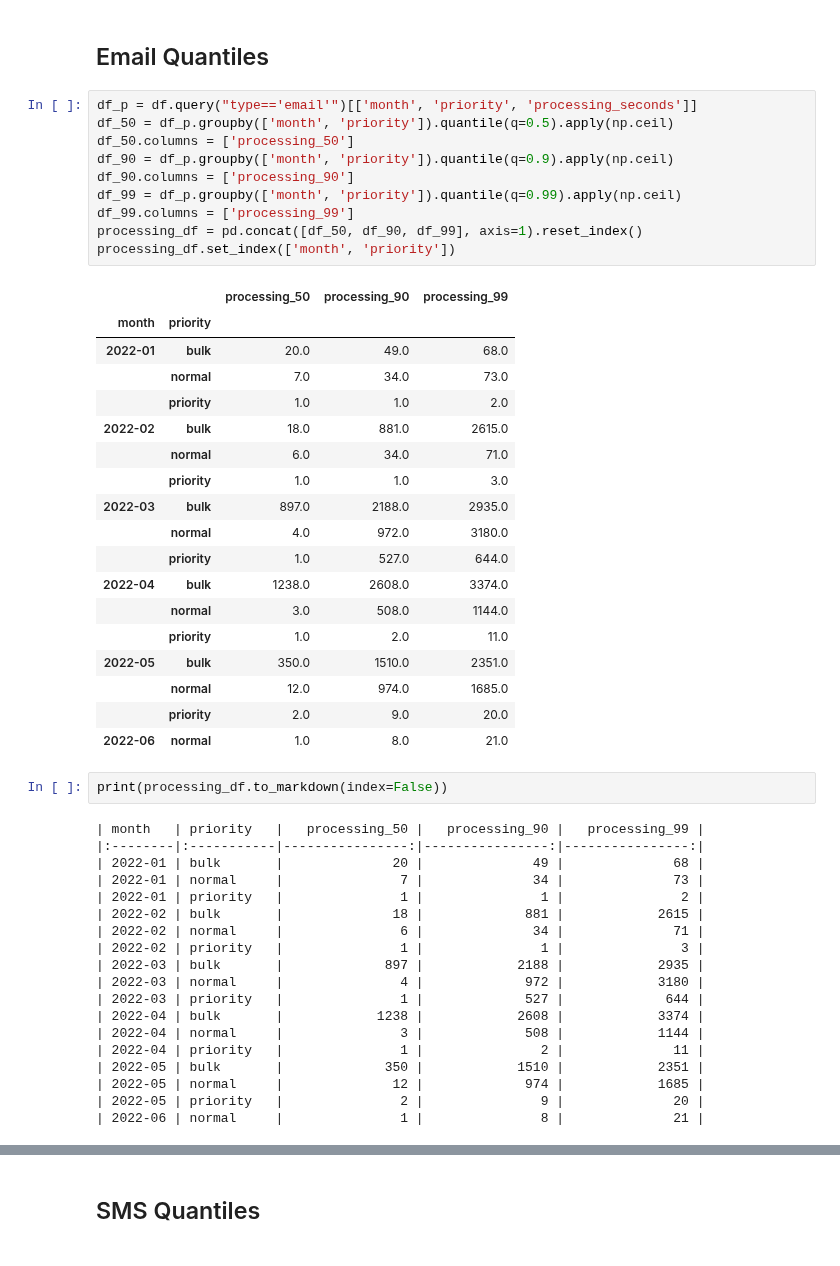
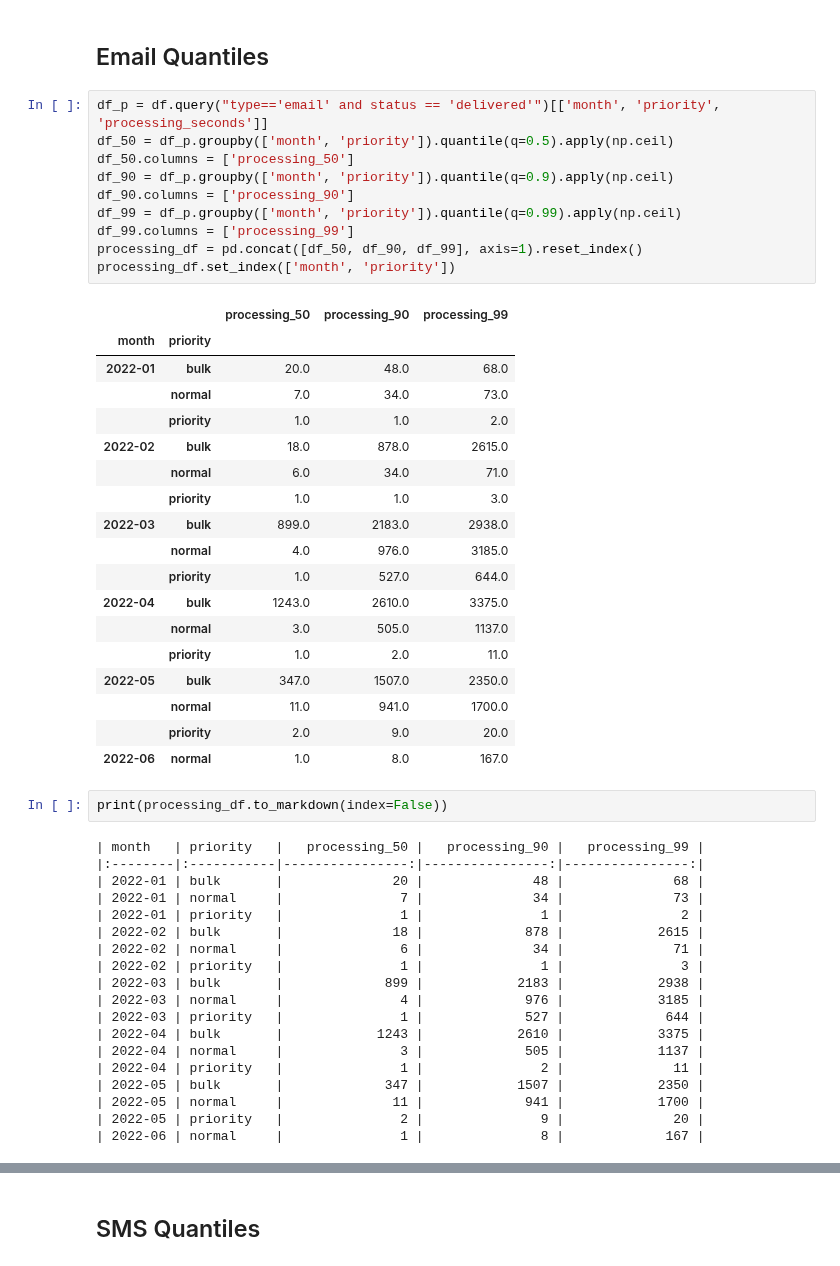
Before and after one commit to cds-snc/notification-adr, a Jupyter notebook: python/baseline_stats.ipynb, the cells around one changed output, grey strips where cells are left out. Drawn from its saved outputs; the diff is of its cells as text.

```diff
--- a/python/baseline_stats.ipynb
+++ b/python/baseline_stats.ipynb
@@ -256,52 +287,52 @@ processing_df.set_index(['month', 'priority'])
 # %% [markdown]
 ## Email Quantiles
 # %%
-df_p = df.query("type=='email'")[['month', 'priority', 'processing_seconds']]
+df_p = df.query("type=='email' and status == 'delivered'")[['month', 'priority', 'processing_seconds']]
 df_50 = df_p.groupby(['month', 'priority']).quantile(q=0.5).apply(np.ceil)
 df_50.columns = ['processing_50']
 df_90 = df_p.groupby(['month', 'priority']).quantile(q=0.9).apply(np.ceil)
 df_90.columns = ['processing_90']
 df_99 = df_p.groupby(['month', 'priority']).quantile(q=0.99).apply(np.ceil)
 df_99.columns = ['processing_99']
 processing_df = pd.concat([df_50, df_90, df_99], axis=1).reset_index()
 processing_df.set_index(['month', 'priority'])
 # %% [output]
 |  |  | processing_50 | processing_90 | processing_99 |
 | month | priority |  |  |  |
-| 2022-01 | bulk | 20.0 | 49.0 | 68.0 |
+| 2022-01 | bulk | 20.0 | 48.0 | 68.0 |
 |  | normal | 7.0 | 34.0 | 73.0 |
 |  | priority | 1.0 | 1.0 | 2.0 |
-| 2022-02 | bulk | 18.0 | 881.0 | 2615.0 |
+| 2022-02 | bulk | 18.0 | 878.0 | 2615.0 |
 |  | normal | 6.0 | 34.0 | 71.0 |
 |  | priority | 1.0 | 1.0 | 3.0 |
-| 2022-03 | bulk | 897.0 | 2188.0 | 2935.0 |
-|  | normal | 4.0 | 972.0 | 3180.0 |
+| 2022-03 | bulk | 899.0 | 2183.0 | 2938.0 |
+|  | normal | 4.0 | 976.0 | 3185.0 |
 |  | priority | 1.0 | 527.0 | 644.0 |
-| 2022-04 | bulk | 1238.0 | 2608.0 | 3374.0 |
-|  | normal | 3.0 | 508.0 | 1144.0 |
+| 2022-04 | bulk | 1243.0 | 2610.0 | 3375.0 |
+|  | normal | 3.0 | 505.0 | 1137.0 |
 |  | priority | 1.0 | 2.0 | 11.0 |
-| 2022-05 | bulk | 350.0 | 1510.0 | 2351.0 |
-|  | normal | 12.0 | 974.0 | 1685.0 |
+| 2022-05 | bulk | 347.0 | 1507.0 | 2350.0 |
+|  | normal | 11.0 | 941.0 | 1700.0 |
 |  | priority | 2.0 | 9.0 | 20.0 |
-| 2022-06 | normal | 1.0 | 8.0 | 21.0 |
+| 2022-06 | normal | 1.0 | 8.0 | 167.0 |
 # %%
 print(processing_df.to_markdown(index=False))
 # %% [output]
 | month   | priority   |   processing_50 |   processing_90 |   processing_99 |
 |:--------|:-----------|----------------:|----------------:|----------------:|
-| 2022-01 | bulk       |              20 |              49 |              68 |
+| 2022-01 | bulk       |              20 |              48 |              68 |
 | 2022-01 | normal     |               7 |              34 |              73 |
 | 2022-01 | priority   |               1 |               1 |               2 |
-| 2022-02 | bulk       |              18 |             881 |            2615 |
+| 2022-02 | bulk       |              18 |             878 |            2615 |
 | 2022-02 | normal     |               6 |              34 |              71 |
 | 2022-02 | priority   |               1 |               1 |               3 |
-| 2022-03 | bulk       |             897 |            2188 |            2935 |
-| 2022-03 | normal     |               4 |             972 |            3180 |
+| 2022-03 | bulk       |             899 |            2183 |            2938 |
+| 2022-03 | normal     |               4 |             976 |            3185 |
 | 2022-03 | priority   |               1 |             527 |             644 |
-| 2022-04 | bulk       |            1238 |            2608 |            3374 |
-| 2022-04 | normal     |               3 |             508 |            1144 |
+| 2022-04 | bulk       |            1243 |            2610 |            3375 |
+| 2022-04 | normal     |               3 |             505 |            1137 |
 | 2022-04 | priority   |               1 |               2 |              11 |
-| 2022-05 | bulk       |             350 |            1510 |            2351 |
-| 2022-05 | normal     |              12 |             974 |            1685 |
+| 2022-05 | bulk       |             347 |            1507 |            2350 |
+| 2022-05 | normal     |              11 |             941 |            1700 |
 | 2022-05 | priority   |               2 |               9 |              20 |
-| 2022-06 | normal     |               1 |               8 |              21 |
+| 2022-06 | normal     |               1 |               8 |             167 |
```
Also changed, not shown: parts of 11 cells of this notebook, 1 other file.
